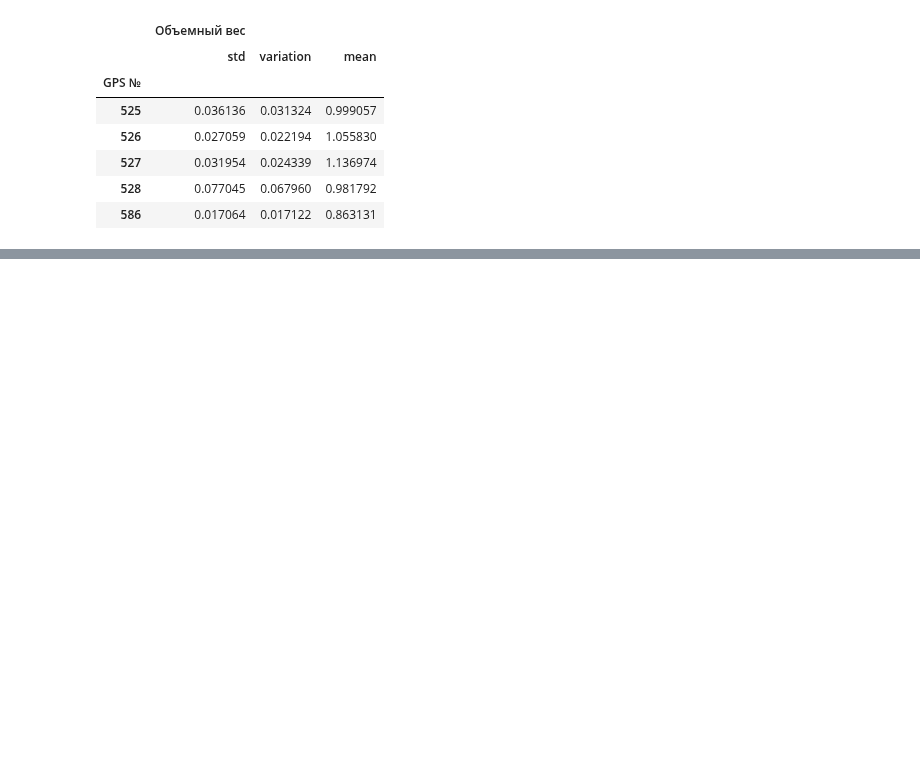
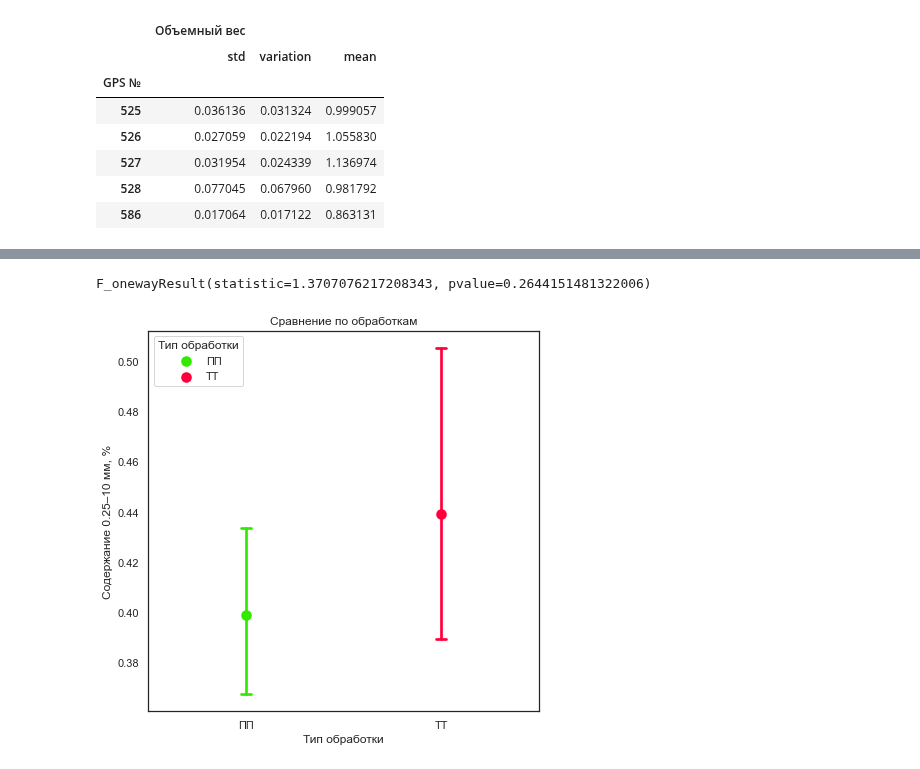
Before and after one commit to hukitoc94/total_archangelskiy, a Jupyter notebook: field_data/agrophysics.ipynb, the cells around one changed output, grey strips where cells are left out. Saved outputs shown, nothing was run; the diff lists cells and outputs as text; code cells hidden in the pictures; blank space fills up the shorter version.

```diff
--- a/field_data/agrophysics.ipynb
+++ b/field_data/agrophysics.ipynb
@@ -122,0 +139,9 @@ stats
+# %%
+#сделаем хитрость потому что в точке 29 какой то пиздеж
+agrofiz = agrofiz[agrofiz["GPS №"] != 529.0]
+# %%
+stats, aov, fig = agrofiz_plot(agrofiz, 'Содержание 0.25–10 мм, %')
+aov
+# %% [output]
+F_onewayResult(statistic=1.3707076217208343, pvalue=0.2644151481322006)
+[figure, added]
```
Also changed, not shown: parts of 10 cells of this notebook, 8 other files.
